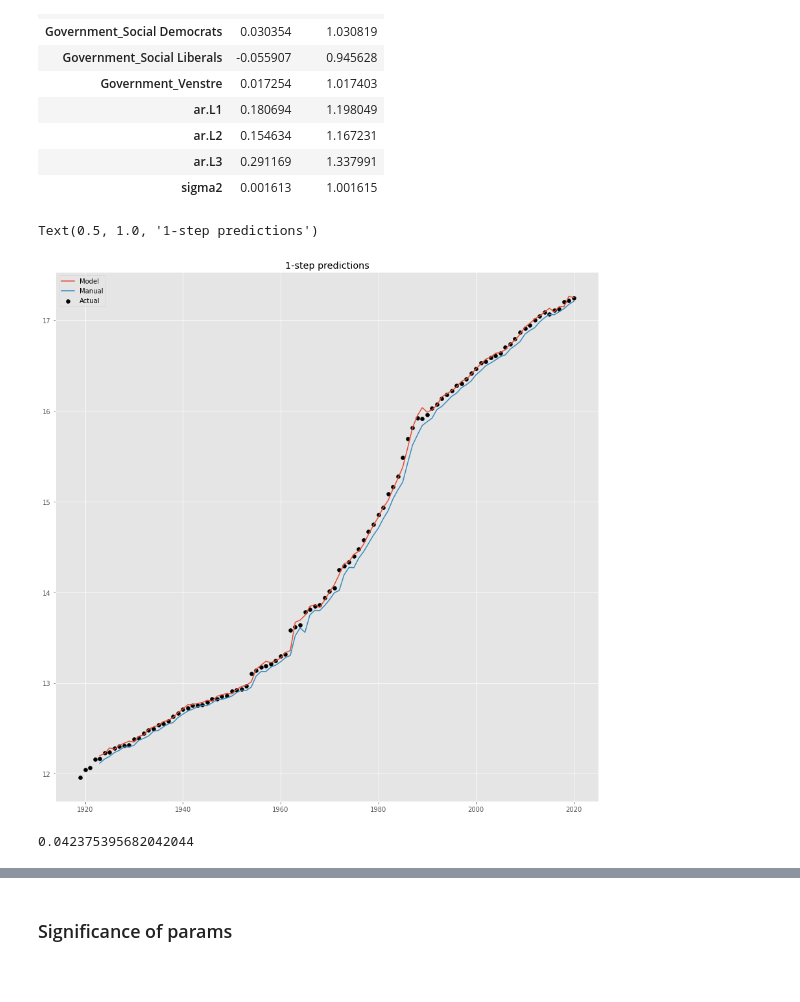
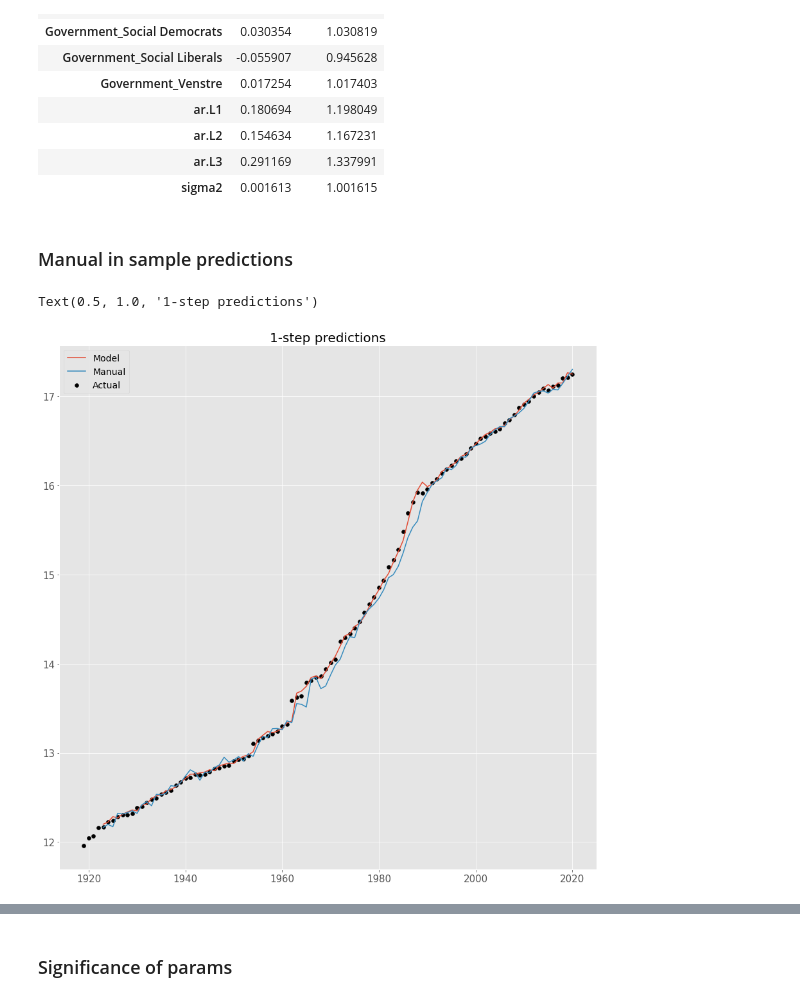
Before and after one commit to s183920/02417_TimeSeriesAnalysis, a Jupyter notebook: Assignment3/marima.ipynb, the cells around one changed output, grey strips where cells are left out. Drawn from its saved outputs; the diff is of its cells as text; code cells hidden in the pictures.

```diff
--- a/Assignment3/marima.ipynb
+++ b/Assignment3/marima.ipynb
@@ -184,46 +184,44 @@ pd.DataFrame({"params":model.params(), "exp(params)":np.exp(model.params())})
 | ar.L2 | 0.154634 | 1.167231 |
 | ar.L3 | 0.291169 | 1.337991 |
 | sigma2 | 0.001613 | 1.001615 |
+# %% [markdown]
+### Manual in sample predictions
 # %%
 params = model.params()
-phi1 = params.get("ar.L1", 0) * (model.pvalues().get("ar.L1", 1) < 0.05)
-phi2 = params.get("ar.L2", 0) * (model.pvalues().get("ar.L2", 1) < 0.05)
-phi3 = params.get("ar.L3", 0) * (model.pvalues().get("ar.L3", 1) < 0.05)
-theta = params.get("ma.L1", 0) * (model.pvalues().get("ma.L1", 1) < 0.05)
-c = params.get("intercept",0) * (model.pvalues().get("intercept", 1) < 0.05)
-sigma2 = params.get("sigma2", 0) * (model.pvalues().get("sigma2", 1) < 0.05)
-eps = np.random.normal(0, np.sqrt(sigma2), size = 102)
+phi1 = params.get("ar.L1", 0) #* (model.pvalues().get("ar.L1", 1) < 0.05)
+phi2 = params.get("ar.L2", 0) #* (model.pvalues().get("ar.L2", 1) < 0.05)
+phi3 = params.get("ar.L3", 0) #* (model.pvalues().get("ar.L3", 1) < 0.05)
+theta = params.get("ma.L1", 0) #* (model.pvalues().get("ma.L1", 1) < 0.05)
+c = params.get("intercept",0) #* (model.pvalues().get("intercept", 1) < 0.05)
+sigma2 = params.get("sigma2", 0) #* (model.pvalues().get("sigma2", 1) < 0.05)
+eps = np.random.normal(0, np.sqrt(sigma2), size = 112)
 
 
 def manual_predict(t, y, government, trns = lambda x: x):
     # arima(1,1,1)
     # yt1 = y[t-1] if t > 0 else 0
     # yt2 = y[t-2] if t > 1 else 0
     # pred = yt1-phi*(yt1-yt2)+params.get("Government_"+government[t])+eps[t]+theta*eps[t-1]
 
     # arima(3,1,0)
     p = np.array([1-phi1, phi1-phi2, phi2-phi3, phi3])
-    pred = (y[t-4:t][::-1]*p).sum() #+ params.get("Government_"+government[t])+eps[t]
+    pred = (y[t-4:t][::-1]*p).sum() + params.get("Government_"+government[t])+eps[t]
     return pred + c
 
 preds = pd.DataFrame({
     "Date": data.Date[4:],
     "NumberWordsLog": data.NumberWordsLog[4:],
     "model_preds" : model.predict_in_sample(data[reg_cols], start = 4, dynamic = False),
     "manual_preds" : [manual_predict(t, data.NumberWordsLog, government) for t in range(4, len(data.NumberWordsLog))]
 })
 
 # plot preds
 fig, ax = plt.subplots(1,1, figsize=(15,15))
 ax.scatter(data.Date, data.NumberWordsLog, label = "Actual", color = "black")
 ax.plot(preds.Date, preds.model_preds, label = "Model")
 ax.plot(preds.Date, preds.manual_preds, label = "Manual")
 ax.legend()
 ax.set_title("1-step predictions")
 # %% [output]
 Text(0.5, 1.0, '1-step predictions')
-[figure, old version]
+[figure, new version]
-# %%
-model.pvalues().get("ar.L1")
-# %% [output]
-0.042375395682042044
```
Also changed, not shown: parts of 7 cells of this notebook, 2 other files.
